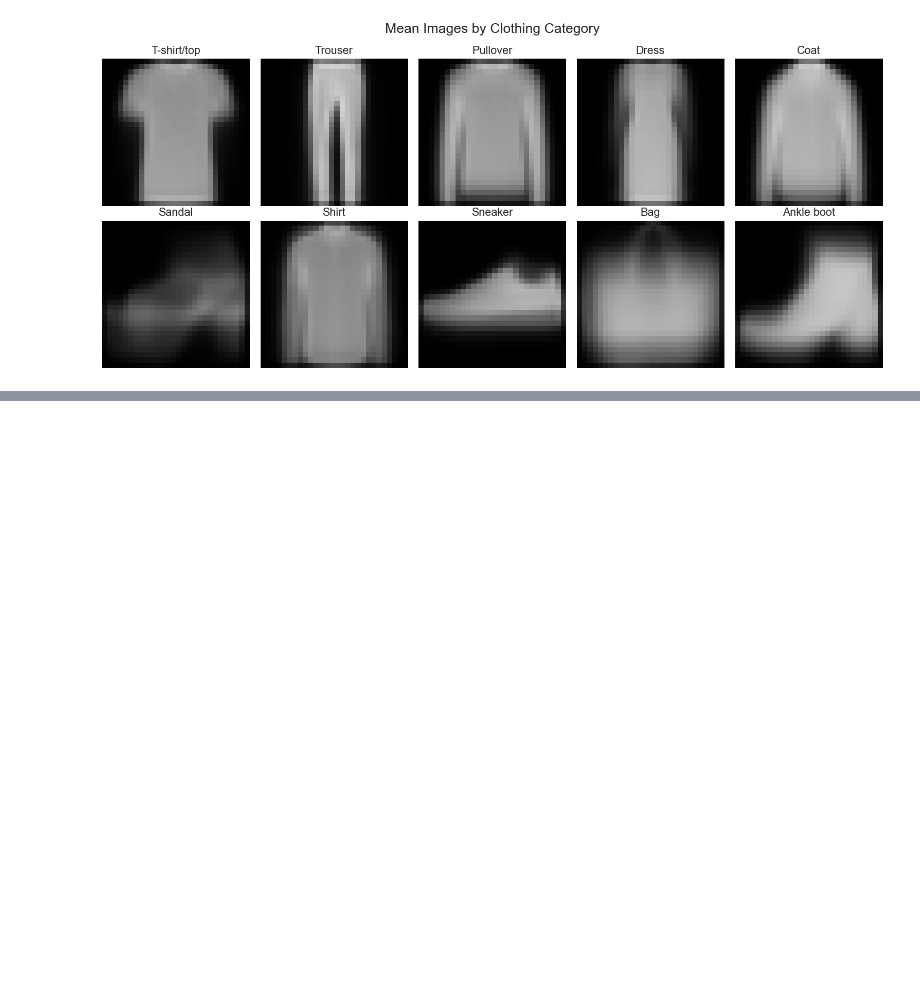
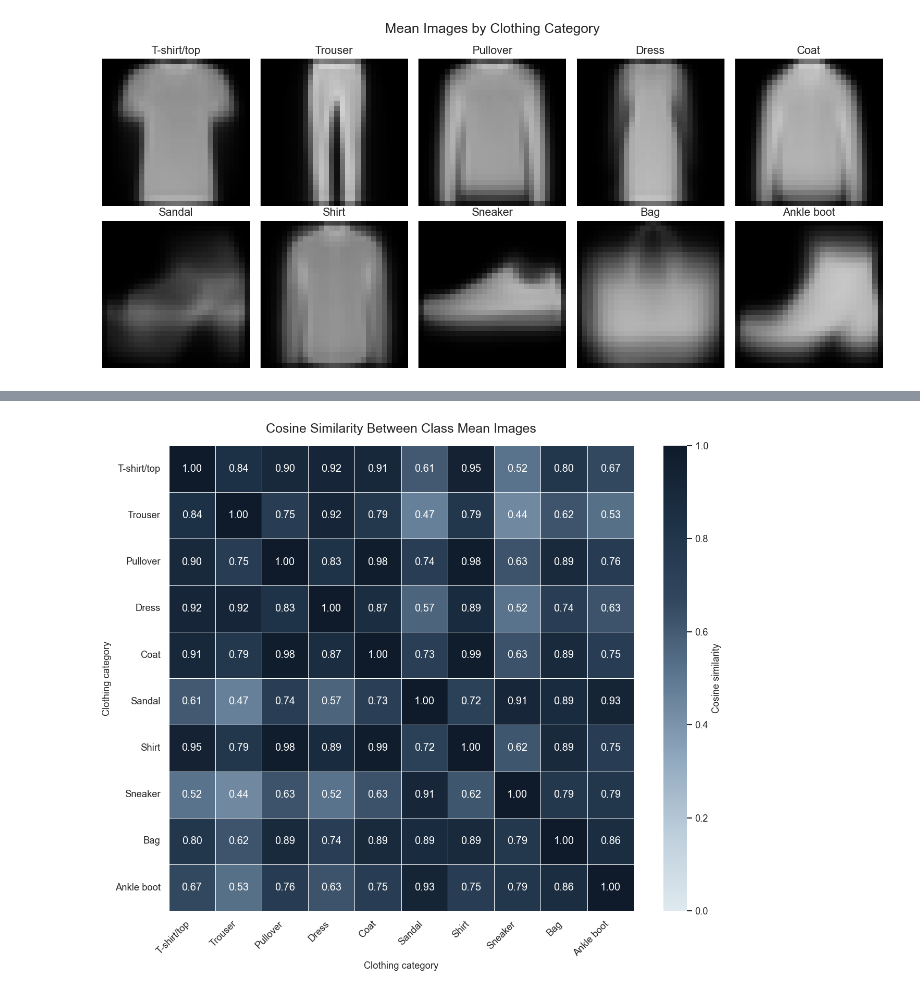
Before and after one commit to aszenas/DLProject_FashionMNIST, a Jupyter notebook: notebooks/01_eda.ipynb, the cells around one changed output, grey strips where cells are left out. Saved outputs shown, nothing was run; the diff lists cells and outputs as text; code cells hidden in the pictures; blank space fills up the shorter version.

Commit message:
feat: extend EDA with cosine similarity and PCA analysis

```diff
--- a/notebooks/01_eda.ipynb
+++ b/notebooks/01_eda.ipynb
@@ -743,0 +776,16 @@ plt.show()
+# %%
+from sklearn.metrics.pairwise import cosine_similarity
+
+# Flatten class-level mean images
+mean_image_vectors = class_mean_images.reshape(len(class_names), -1)
+
+# Calculate pairwise cosine similarities
+similarity_matrix = cosine_similarity(mean_image_vectors)
+
+similarity_df = pd.DataFrame(
+    similarity_matrix,
+    index=class_names,
+    columns=class_names,
+)
+
+display(similarity_df.round(3))
@@ -743,0 +804,46 @@ plt.show()
+# %%
+from matplotlib.colors import LinearSegmentedColormap
+
+project_cmap = LinearSegmentedColormap.from_list(
+    "project_palette",
+    PROJECT_PALETTE,
+)
+
+fig, ax = plt.subplots(figsize=(11, 9))
+
+sns.heatmap(
+    similarity_df,
+    annot=True,
+    fmt=".2f",
+    cmap=project_cmap,
+    vmin=0,
+    vmax=1,
+    square=True,
+    linewidths=0.5,
+    linecolor="white",
+    cbar_kws={"label": "Cosine similarity"},
+    ax=ax,
+)
+
+ax.set_title(
+    "Cosine Similarity Between Class Mean Images",
+    fontsize=15,
+    pad=15,
+)
+
+ax.set_xlabel("Clothing category")
+ax.set_ylabel("Clothing category")
+
+plt.xticks(rotation=45, ha="right")
+plt.yticks(rotation=0)
+
+fig.tight_layout()
+
+fig.savefig(
+    FIGURES_DIR / "class_cosine_similarity.png",
+    bbox_inches="tight",
+)
+
+plt.show()
+# %% [output]
+[figure, added]
```
Also changed, not shown: parts of 18 cells of this notebook, 6 other files.
